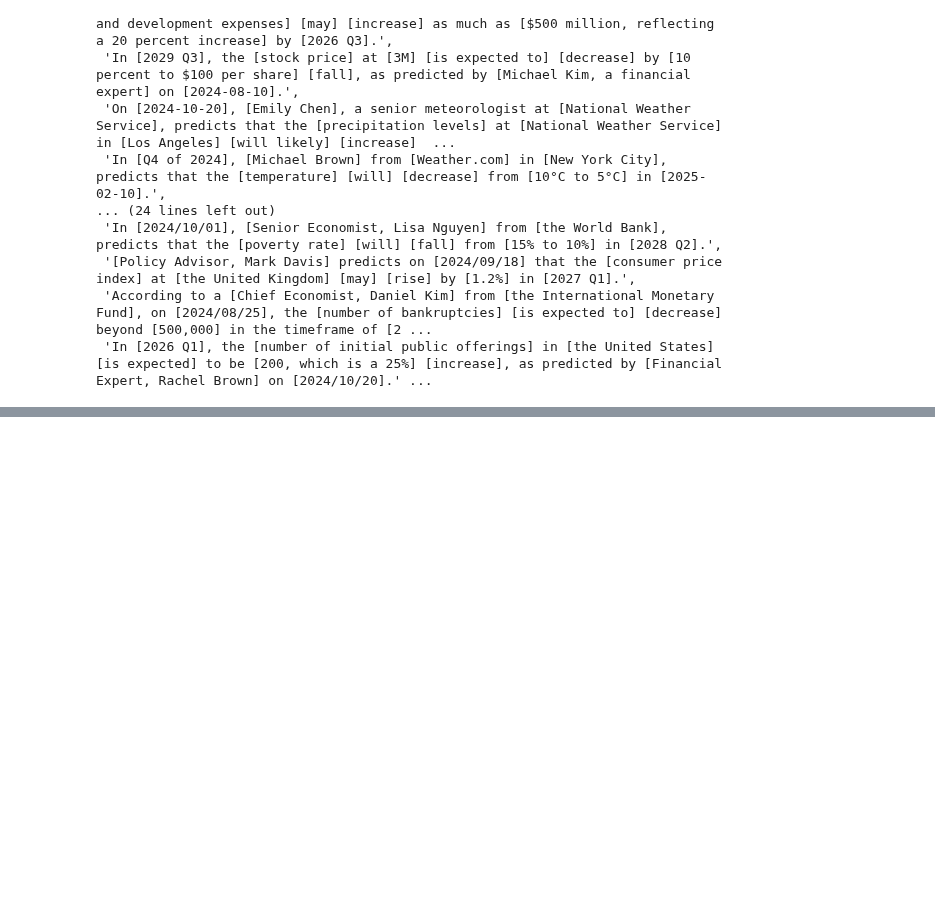
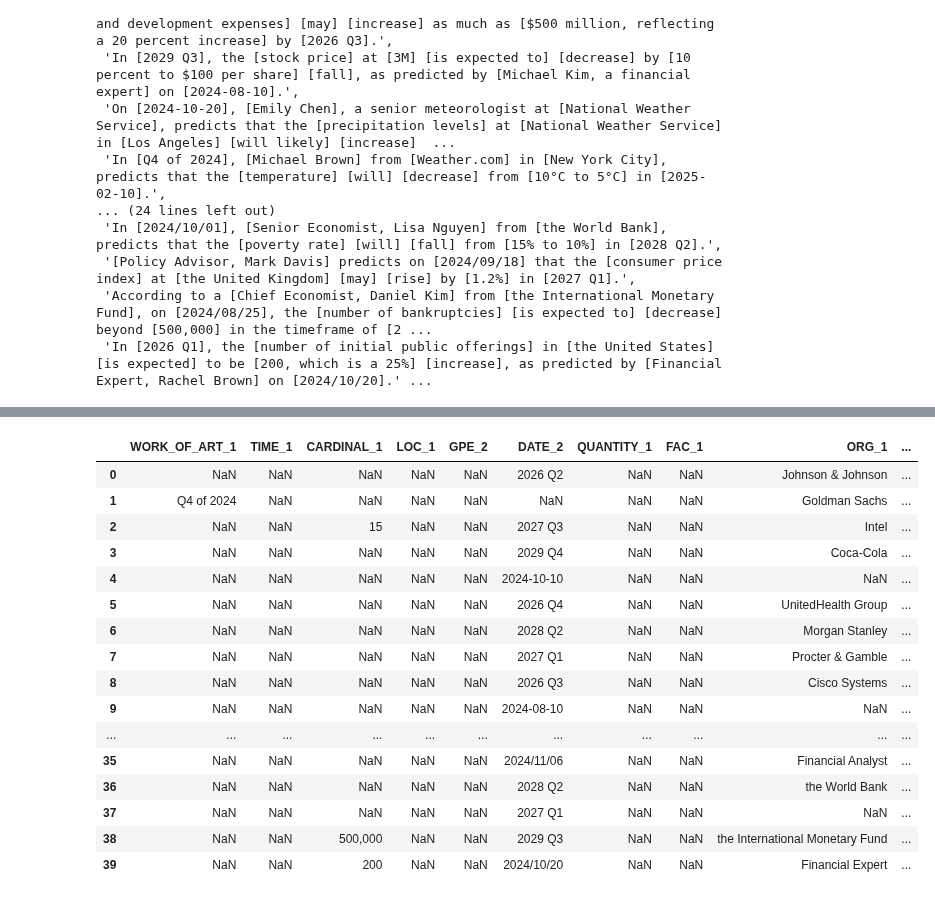
Before and after one commit to ufdatastudio/predictions, a Jupyter notebook: play/0-spacy_pipeline.ipynb, the cells around one changed output, grey strips where cells are left out. Cells and saved outputs as stored; diff of their text form; code cells hidden in the pictures; blank space fills up the shorter version.

Commit message:
extracting ner tags and placing sentence into df

```diff
--- a/play/0-spacy_pipeline.ipynb
+++ b/play/0-spacy_pipeline.ipynb
@@ -184,0 +91,23 @@ df_ner
+# %%
+initialize_spacy = DataProcessing.setup_spacy()
+entities, ner_tags = DataProcessing.extract_entities(only_predictions, initialize_spacy)
+ner_df = DataProcessing.entities_to_dataframe(entities, ner_tags)
+ner_df
+# %% [output]
+|  | WORK_OF_ART_1 | TIME_1 | CARDINAL_1 | LOC_1 | GPE_2 | DATE_2 | QUANTITY_1 | FAC_1 | ORG_1 | ... |
+| 0 | NaN | NaN | NaN | NaN | NaN | 2026 Q2 | NaN | NaN | Johnson & Johnson | ... |
+| 1 | Q4 of 2024 | NaN | NaN | NaN | NaN | NaN | NaN | NaN | Goldman Sachs | ... |
+| 2 | NaN | NaN | 15 | NaN | NaN | 2027 Q3 | NaN | NaN | Intel | ... |
+| 3 | NaN | NaN | NaN | NaN | NaN | 2029 Q4 | NaN | NaN | Coca-Cola | ... |
+| 4 | NaN | NaN | NaN | NaN | NaN | 2024-10-10 | NaN | NaN | NaN | ... |
+| 5 | NaN | NaN | NaN | NaN | NaN | 2026 Q4 | NaN | NaN | UnitedHealth Group | ... |
+| 6 | NaN | NaN | NaN | NaN | NaN | 2028 Q2 | NaN | NaN | Morgan Stanley | ... |
+| 7 | NaN | NaN | NaN | NaN | NaN | 2027 Q1 | NaN | NaN | Procter & Gamble | ... |
+| 8 | NaN | NaN | NaN | NaN | NaN | 2026 Q3 | NaN | NaN | Cisco Systems | ... |
+| 9 | NaN | NaN | NaN | NaN | NaN | 2024-08-10 | NaN | NaN | NaN | ... |
+| ... | ... | ... | ... | ... | ... | ... | ... | ... | ... | ... |
+| 35 | NaN | NaN | NaN | NaN | NaN | 2024/11/06 | NaN | NaN | Financial Analyst | ... |
+| 36 | NaN | NaN | NaN | NaN | NaN | 2028 Q2 | NaN | NaN | the World Bank | ... |
+| 37 | NaN | NaN | NaN | NaN | NaN | 2027 Q1 | NaN | NaN | NaN | ... |
+| 38 | NaN | NaN | 500,000 | NaN | NaN | 2029 Q3 | NaN | NaN | the International Monetary Fund | ... |
+| 39 | NaN | NaN | 200 | NaN | NaN | 2024/10/20 | NaN | NaN | Financial Expert | ... |
```
Also changed, not shown: parts of 7 cells of this notebook, 1 other file.
